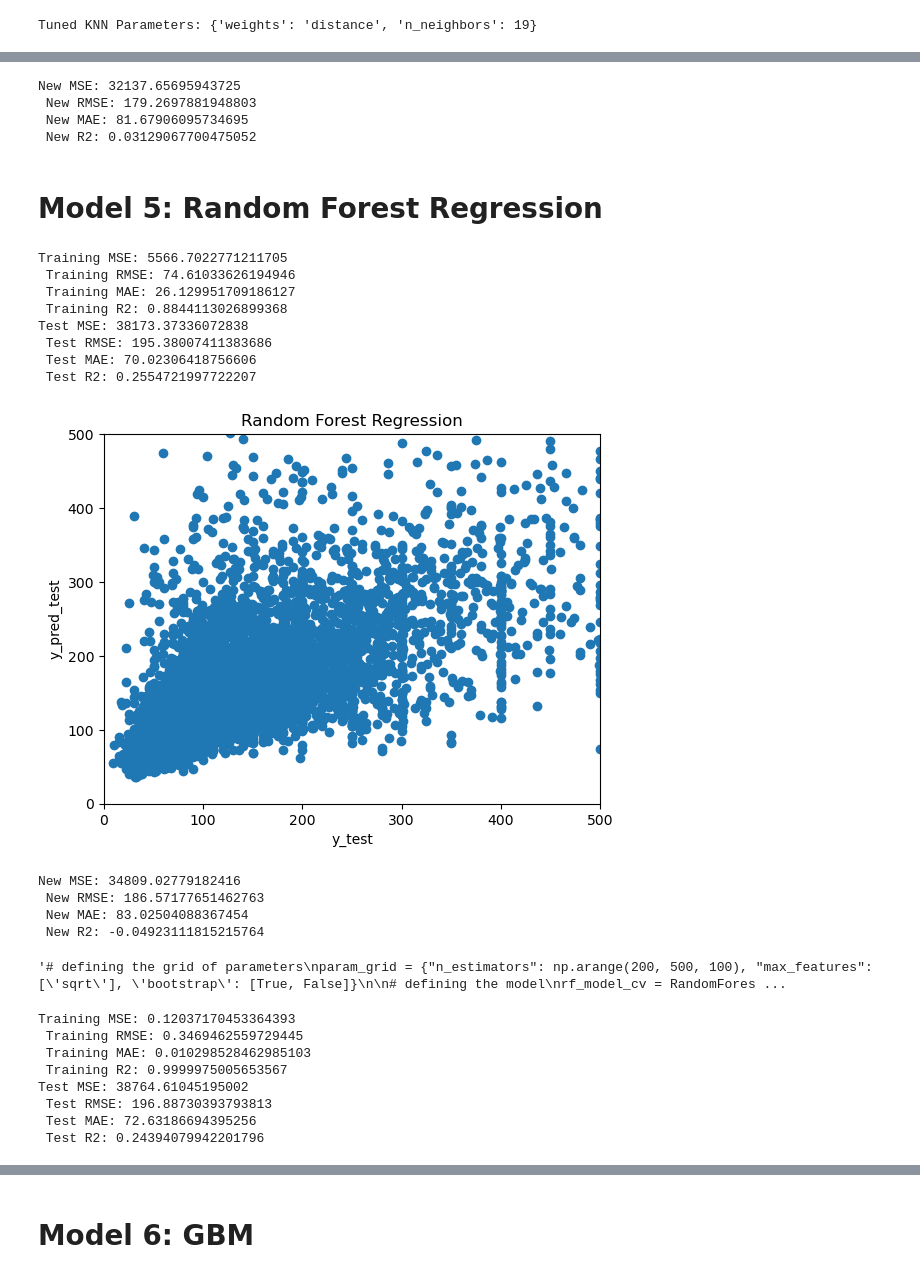
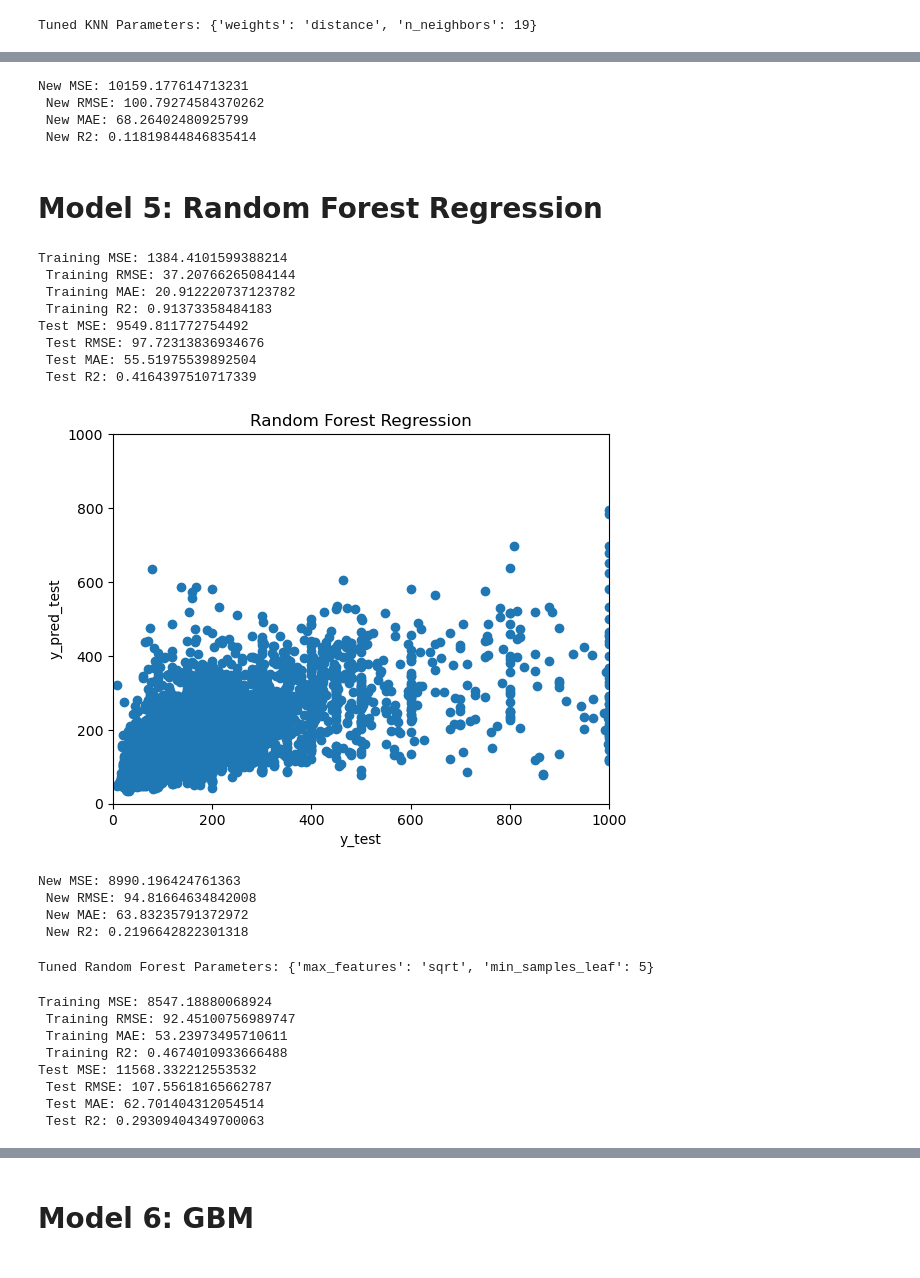
Before and after one commit to navaei-amir/DA3-phdma, a Jupyter notebook: HW2/HW2.ipynb, the cells around one changed output, grey strips where cells are left out. Cells and saved outputs as stored; diff of their text form; code cells hidden in the pictures.

```diff
--- a/HW2/HW2.ipynb
+++ b/HW2/HW2.ipynb
@@ -395,3 +399,3 @@ data_zero[data_zero > 0.99].shape[0]
 # %%
-# Dropping the observations with a price higher than 5000
-data = data[data['price'] <= 5000]
+# Dropping the observations with a price higher than 1000
+data = data[data['price'] <= 1000]
@@ -457,7 +469,7 @@ y_dec = data_dec['price']
 from sklearn.model_selection import train_test_split
 
 # Perform the train-test split
-X_train, X_test, y_train, y_test = train_test_split(X, y, test_size=0.2, random_state=122)
+X_train, X_test, y_train, y_test = train_test_split(X, y, test_size=0.3, random_state=122)
 # %% [markdown]
 * For linear regression it is necessary to scale the data.
 # %%
@@ -894,10 +910,10 @@ knn_tuned_new_r2 = knn_model_best.score(X_dec, y_dec)
 print('New MSE:', knn_tuned_new_mse, '\n', 'New RMSE:', knn_tuned_new_rmse,
       '\n', 'New MAE:', knn_tuned_new_mae, '\n', 'New R2:', knn_tuned_new_r2)
 # %% [output]
-New MSE: 32137.65695943725
- New RMSE: 179.2697881948803
- New MAE: 81.67906095734695
- New R2: 0.03129067700475052
+New MSE: 10159.177614713231
+ New RMSE: 100.79274584370262
+ New MAE: 68.26402480925799
+ New R2: 0.11819844846835414
 # %%
 # Recording the results
 models.append('KNN - Tuned')
@@ -932,25 +948,25 @@ rf_test_mae = np.mean(np.abs(y_test - y_test_pred))
 rf_test_r2 = rf_model.score(X_test, y_test)
 print('Test MSE:', rf_test_mse, '\n', 'Test RMSE:', rf_test_rmse, '\n', 'Test MAE:', rf_test_mae, '\n', 'Test R2:', rf_test_r2)
 # %% [output]
-Training MSE: 5566.7022771211705
- Training RMSE: 74.61033626194946
- Training MAE: 26.129951709186127
- Training R2: 0.8844113026899368
-Test MSE: 38173.37336072838
- Test RMSE: 195.38007411383686
- Test MAE: 70.02306418756606
- Test R2: 0.2554721997722207
+Training MSE: 1384.4101599388214
+ Training RMSE: 37.20766265084144
+ Training MAE: 20.912220737123782
+ Training R2: 0.91373358484183
+Test MSE: 9549.811772754492
+ Test RMSE: 97.72313836934676
+ Test MAE: 55.51975539892504
+ Test R2: 0.4164397510717339
 # %%
 # Plotting the results from the Random Forest model
 plt.scatter(y_test, y_test_pred)
 plt.xlabel('y_test')
 plt.ylabel('y_pred_test')
-plt.xlim(0, 500)
-plt.ylim(0, 500)
+plt.xlim(0, 1000)
+plt.ylim(0, 1000)
 plt.title('Random Forest Regression')
 plt.show()
 # %% [output]
-[figure, old version]
+[figure, new version]
 # %%
 # Checking the model performance on the new data
 y_new_pred = rf_model.predict(X_dec)
@@ -960,10 +976,10 @@ rf_new_mae = np.mean(np.abs(y_dec - y_new_pred))
 rf_new_r2 = rf_model.score(X_dec, y_dec)
 print('New MSE:', rf_new_mse, '\n', 'New RMSE:', rf_new_rmse, '\n', 'New MAE:', rf_new_mae, '\n', 'New R2:', rf_new_r2)
 # %% [output]
-New MSE: 34809.02779182416
- New RMSE: 186.57177651462763
- New MAE: 83.02504088367454
- New R2: -0.04923111815215764
+New MSE: 8990.196424761363
+ New RMSE: 94.81664634842008
+ New MAE: 63.83235791372972
+ New R2: 0.2196642822301318
 # %%
 # Recording the results
 models.append('Random Forest - Default')
@@ -971,13 +987,16 @@ Train_RMSE.append(rf_train_rmse)
 Test_RMSE.append(rf_test_rmse)
 Dec_RMSE.append(rf_new_rmse)
 # %%
-"""# defining the grid of parameters
-param_grid = {"n_estimators": np.arange(200, 500, 100), "max_features": ['sqrt'], 'bootstrap': [True, False]}
+# defining the grid of parameters
+from sklearn.model_selection import GridSearchCV
+
+
+param_grid = {"max_features": ['sqrt'], "min_samples_leaf": [5, 10, 15]}
 
 # defining the model
 rf_model_cv = RandomForestRegressor(random_state=42)
 # defining the random search
-rf_cv = RandomizedSearchCV(rf_model_cv, param_grid, cv = 5)
+rf_cv = GridSearchCV(rf_model_cv, param_grid, cv = 5)
 
 # fitting the model to the training data
 rf_cv.fit(X_train, y_train)
@@ -986,12 +1005,12 @@ rf_cv.fit(X_train, y_train)
 best_params = rf_cv.best_params_
 
 # printing the best parameters
-print("Tuned Random Forest Parameters: {}".format(best_params))"""
+print("Tuned Random Forest Parameters: {}".format(best_params))
 # %% [output]
-'# defining the grid of parameters\nparam_grid = {"n_estimators": np.arange(200, 500, 100), "max_features": [\'sqrt\'], \'bootstrap\': [True, False]}\n\n# defining the model\nrf_model_cv = RandomFores ...
+Tuned Random Forest Parameters: {'max_features': 'sqrt', 'min_samples_leaf': 5}
 # %%
 # Creating a random forest regression model with the best parameters
-best_params = {'n_estimators': 210, 'max_features': 'sqrt', 'bootstrap': False}
+# best_params = {'n_estimators': 210, 'max_features': 'sqrt', 'bootstrap': False}
 
 rf_model_best = RandomForestRegressor(**best_params)
 
@@ -1016,14 +1035,14 @@ rf_tuned_test_r2 = rf_model_best.score(X_test, y_test)
 print('Test MSE:', rf_tuned_test_mse, '\n', 'Test RMSE:', rf_tuned_test_rmse,
       '\n', 'Test MAE:', rf_tuned_test_mae, '\n', 'Test R2:', rf_tuned_test_r2)
 # %% [output]
-Training MSE: 0.12037170453364393
- Training RMSE: 0.3469462559729445
- Training MAE: 0.010298528462985103
- Training R2: 0.9999975005653567
-Test MSE: 38764.61045195002
- Test RMSE: 196.88730393793813
- Test MAE: 72.63186694395256
- Test R2: 0.24394079942201796
+Training MSE: 8547.18880068924
+ Training RMSE: 92.45100756989747
+ Training MAE: 53.23973495710611
+ Training R2: 0.4674010933666488
+Test MSE: 11568.332212553532
+ Test RMSE: 107.55618165662787
+ Test MAE: 62.701404312054514
+ Test R2: 0.29309404349700063
 # %%
 # Plotting the results from the Tuned Random Forest model
 plt.scatter(y_test, y_test_pred)
```
Also changed, not shown: parts of 57 cells of this notebook.
